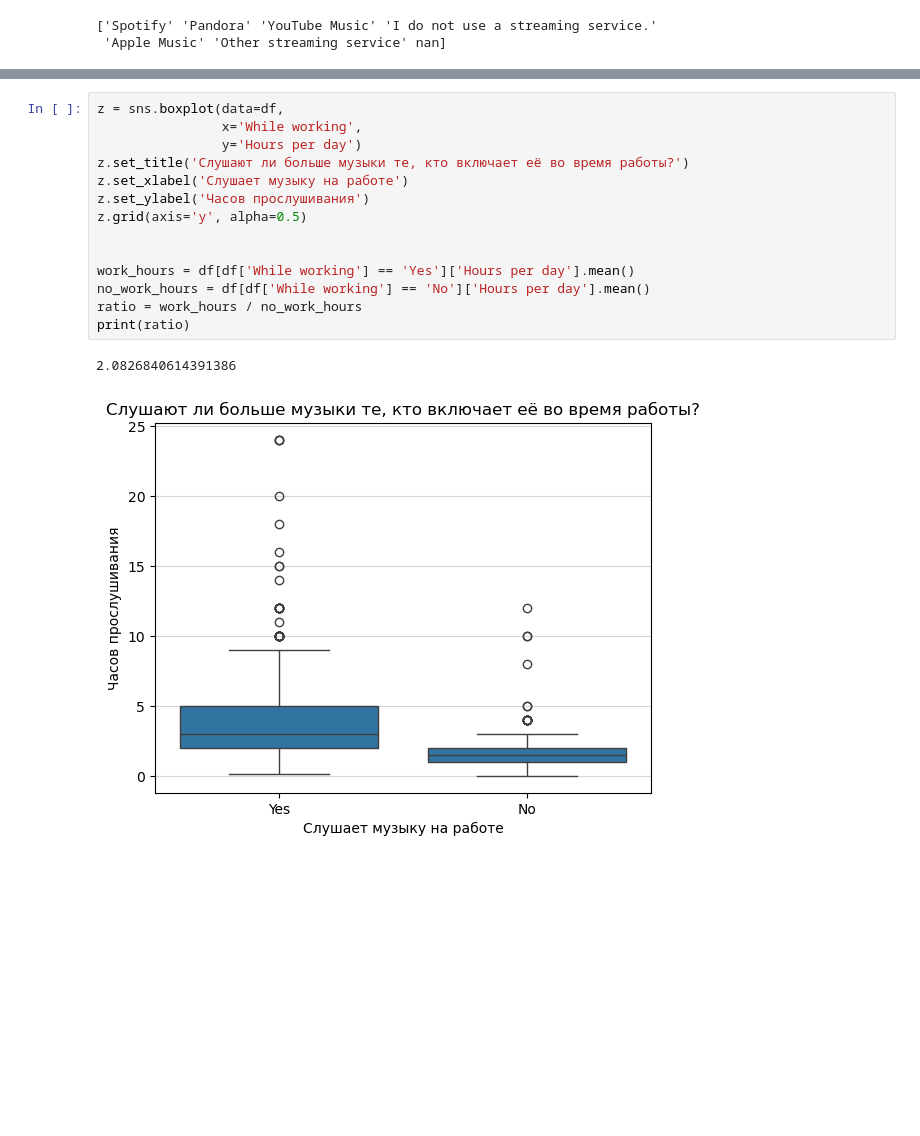
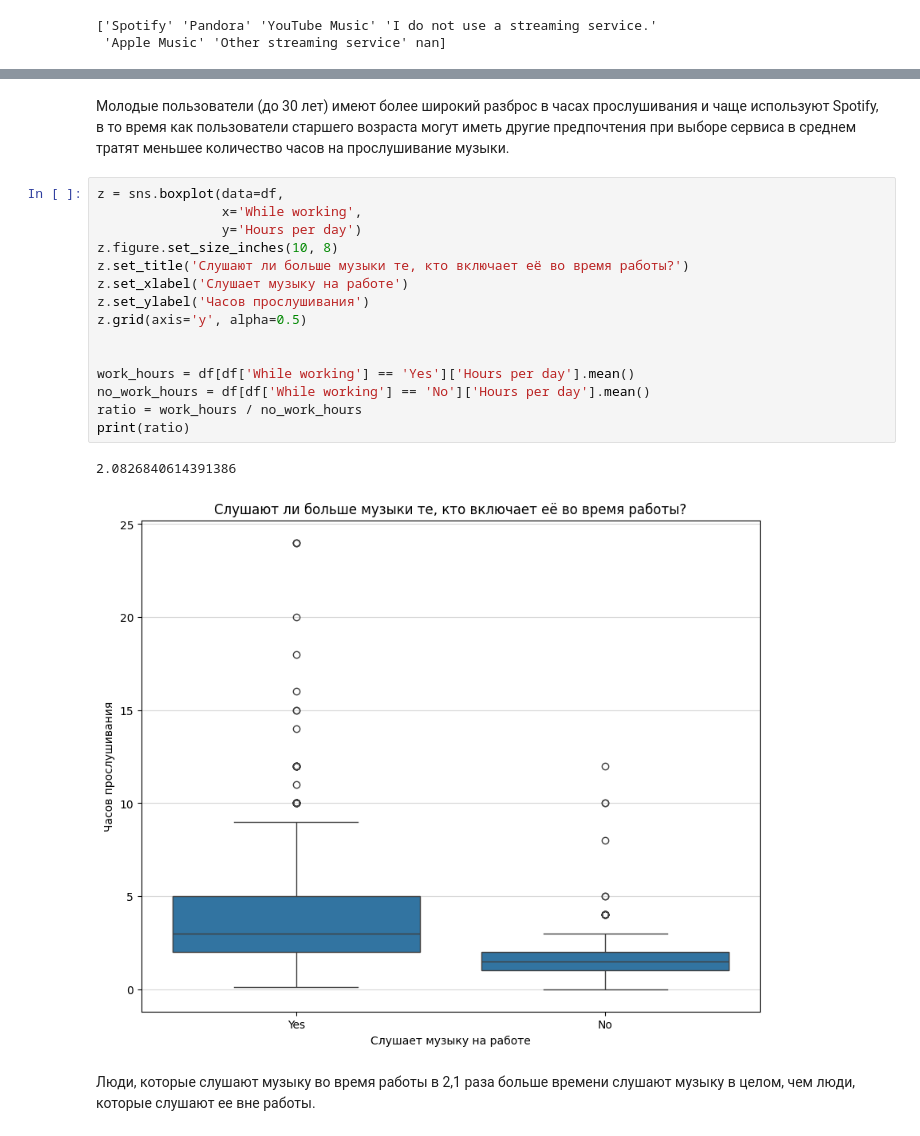
Before and after one commit to mikhailvasilevm/musical_dataset_analys, a Jupyter notebook: project.ipynb, the cells around one changed output, grey strips where cells are left out. Saved outputs shown, nothing was run; the diff lists cells and outputs as text; blank space fills up the shorter version.

```diff
--- a/project.ipynb
+++ b/project.ipynb
@@ -52,19 +55,24 @@ v.grid(axis='y', alpha=0.5)
+# %% [markdown]
+Молодые пользователи (до 30 лет) имеют более широкий разброс в часах прослушивания и чаще используют Spotify, в то время как пользователи старшего возраста могут иметь другие предпочтения при выборе сервиса в среднем тратят меньшее количество часов на прослушивание музыки.
 # %%
 z = sns.boxplot(data=df,
                 x='While working',
                 y='Hours per day')
+z.figure.set_size_inches(10, 8)
 z.set_title('Слушают ли больше музыки те, кто включает её во время работы?')
 z.set_xlabel('Слушает музыку на работе')
 z.set_ylabel('Часов прослушивания')
 z.grid(axis='y', alpha=0.5)
 
 
 work_hours = df[df['While working'] == 'Yes']['Hours per day'].mean()
 no_work_hours = df[df['While working'] == 'No']['Hours per day'].mean()
 ratio = work_hours / no_work_hours
 print(ratio)
 # %% [output]
 2.0826840614391386
-[figure, old version]
+[figure, new version]
+# %% [markdown]
+Люди, которые слушают музыку во время работы в 2,1 раза больше времени слушают музыку в целом, чем люди, которые слушают ее вне работы.
 # %%
 def get_age_group(age):
```
Also changed, not shown: parts of 9 cells of this notebook.
